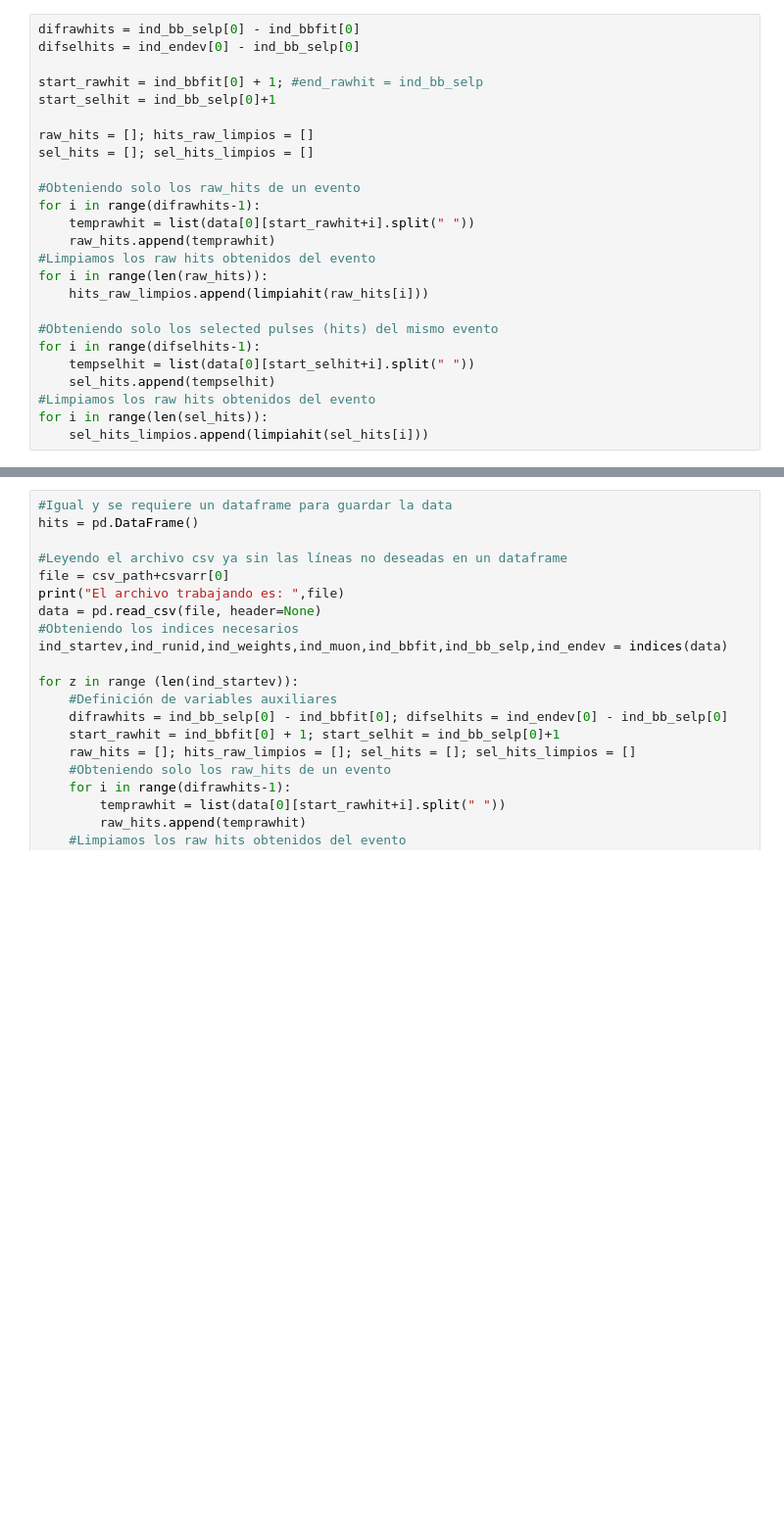
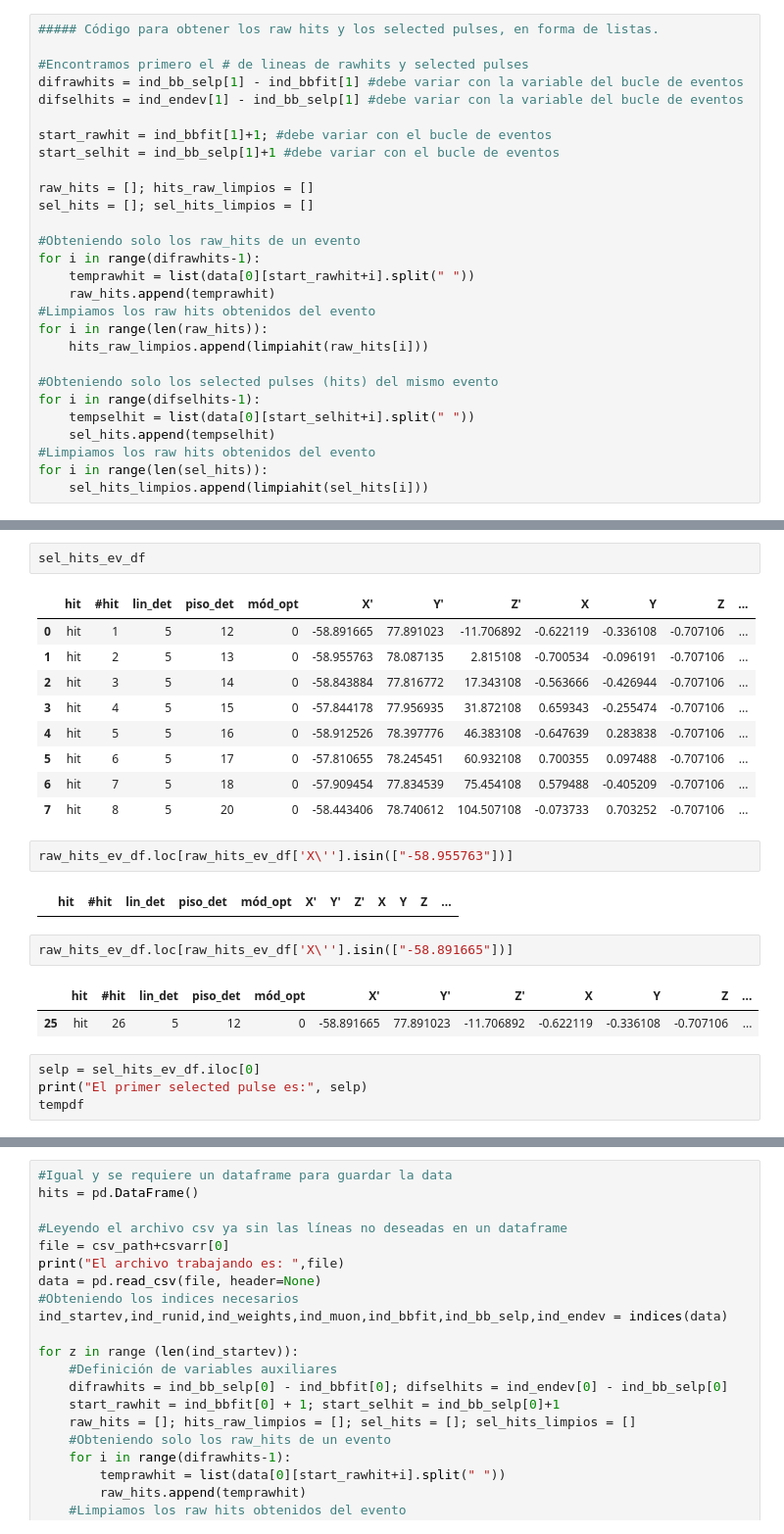
Before and after one commit to mark-ortiz/TFMIA, a Jupyter notebook: DATA_HITS.ipynb, the cells around one changed output, grey strips where cells are left out. Shown: that part at 98% size. Cells and saved outputs as stored; diff of their text form; blank space fills up the shorter version.

```diff
--- a/DATA_HITS.ipynb
+++ b/DATA_HITS.ipynb
@@ -103,9 +75,12 @@ El archivo trabajando es:  U:\MASTER INT. ARTIFICIAL\TFM_DATA\CSVs\MC_025800_anu
 # %%
-difrawhits = ind_bb_selp[0] - ind_bbfit[0]
-difselhits = ind_endev[0] - ind_bb_selp[0]
+##### Código para obtener los raw hits y los selected pulses, en forma de listas.
 
-start_rawhit = ind_bbfit[0] + 1; #end_rawhit = ind_bb_selp
-start_selhit = ind_bb_selp[0]+1
+#Encontramos primero el # de lineas de rawhits y selected pulses
+difrawhits = ind_bb_selp[1] - ind_bbfit[1] #debe variar con la variable del bucle de eventos
+difselhits = ind_endev[1] - ind_bb_selp[1] #debe variar con la variable del bucle de eventos
+
+start_rawhit = ind_bbfit[1]+1; #debe variar con el bucle de eventos
+start_selhit = ind_bb_selp[1]+1 #debe variar con el bucle de eventos
 
 raw_hits = []; hits_raw_limpios = []
 sel_hits = []; sel_hits_limpios = []
@@ -250,0 +200,25 @@ Name: 0, dtype: object
+# %%
+sel_hits_ev_df
+# %% [output]
+|  | hit | #hit | lin_det | piso_det | mód_opt | X' | Y' | Z' | X | Y | Z | ... |
+| 0 | hit | 1 | 5 | 12 | 0 | -58.891665 | 77.891023 | -11.706892 | -0.622119 | -0.336108 | -0.707106 | ... |
+| 1 | hit | 2 | 5 | 13 | 0 | -58.955763 | 78.087135 | 2.815108 | -0.700534 | -0.096191 | -0.707106 | ... |
+| 2 | hit | 3 | 5 | 14 | 0 | -58.843884 | 77.816772 | 17.343108 | -0.563666 | -0.426944 | -0.707106 | ... |
+| 3 | hit | 4 | 5 | 15 | 0 | -57.844178 | 77.956935 | 31.872108 | 0.659343 | -0.255474 | -0.707106 | ... |
+| 4 | hit | 5 | 5 | 16 | 0 | -58.912526 | 78.397776 | 46.383108 | -0.647639 | 0.283838 | -0.707106 | ... |
+| 5 | hit | 6 | 5 | 17 | 0 | -57.810655 | 78.245451 | 60.932108 | 0.700355 | 0.097488 | -0.707106 | ... |
+| 6 | hit | 7 | 5 | 18 | 0 | -57.909454 | 77.834539 | 75.454108 | 0.579488 | -0.405209 | -0.707106 | ... |
+| 7 | hit | 8 | 5 | 20 | 0 | -58.443406 | 78.740612 | 104.507108 | -0.073733 | 0.703252 | -0.707106 | ... |
+# %%
+raw_hits_ev_df.loc[raw_hits_ev_df['X\''].isin(["-58.955763"])]
+# %% [output]
+|  | hit | #hit | lin_det | piso_det | mód_opt | X' | Y' | Z' | X | Y | Z | ... |
+# %%
+raw_hits_ev_df.loc[raw_hits_ev_df['X\''].isin(["-58.891665"])]
+# %% [output]
+|  | hit | #hit | lin_det | piso_det | mód_opt | X' | Y' | Z' | X | Y | Z | ... |
+| 25 | hit | 26 | 5 | 12 | 0 | -58.891665 | 77.891023 | -11.706892 | -0.622119 | -0.336108 | -0.707106 | ... |
+# %%
+selp = sel_hits_ev_df.iloc[0]
+print("El primer selected pulse es:", selp)
+tempdf
```
Also changed, not shown: parts of 17 cells of this notebook.
